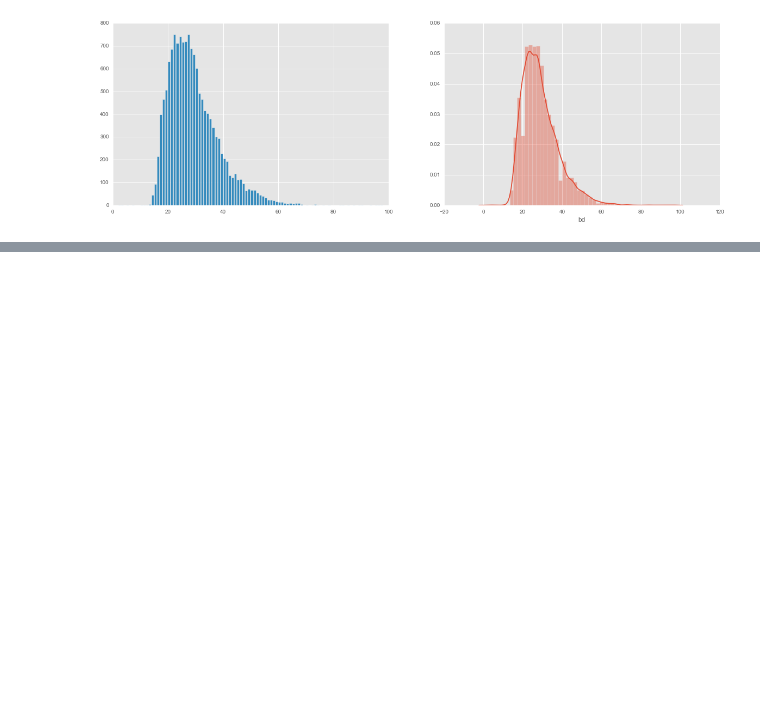
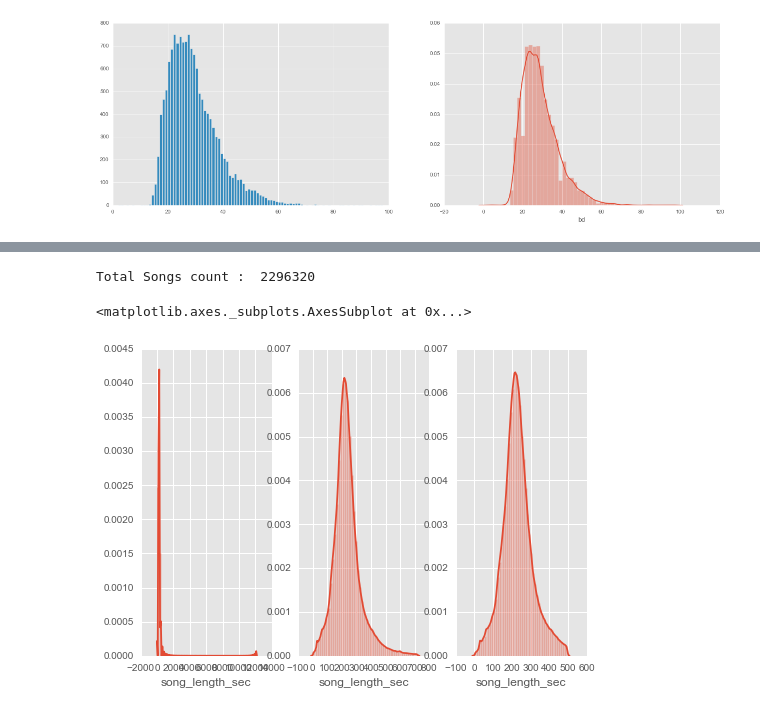
Before and after one commit to yennanliu/KKBox_Music_Recommendation, a Jupyter notebook: notebook/KKBox_Recommend_EDA.ipynb, the cells around one changed output, grey strips where cells are left out. Cells and saved outputs as stored; diff of their text form; code cells hidden in the pictures; blank space fills up the shorter version.

Commit message:
start song data analysis

```diff
--- a/notebook/KKBox_Recommend_EDA.ipynb
+++ b/notebook/KKBox_Recommend_EDA.ipynb
@@ -178,0 +193,3 @@ members.head(3)
+# %%
+# load data
+songs = pd.read_csv('/Users/yennanliu/KKBox_Music_Recommendation/data/songs.csv')
@@ -178,0 +211,25 @@ members.head(3)
+# %%
+#songs.song_id.drop_duplicates
+print ('Total Songs count : ', len(songs))
+# %% [output]
+Total Songs count :  2296320
+# %%
+# song lenth
+
+songs['song_length_sec'] = songs.song_length.map(lambda x : x*(0.001))
+# %%
+# Plotting multiple different plots in one figure using Seaborn
+# https://stackoverflow.com/questions/38082602/plotting-multiple-different-plots-in-one-figure-using-seaborn
+
+fig, axs = plt.subplots(ncols=3)
+
+sns.distplot(songs.song_length_sec, ax=axs[0])
+sns.distplot(songs[songs.song_length_sec < songs.song_length_sec.quantile(.99)].song_length_sec, ax=axs[1])
+sns.distplot(songs[songs.song_length_sec < songs.song_length_sec.quantile(.97)].song_length_sec, ax=axs[2])
+
+#ax[0].set_xlabel( 'song length (all data)', fontsize=18)
+#ax[1].set_xlabel( 'song length (data song length  < top 99%)', fontsize=18)
+#ax[2].set_xlabel( 'song length (data song length  < top 97%)', fontsize=18)
+# %% [output]
+<matplotlib.axes._subplots.AxesSubplot at 0x...>
+[figure, added]
```
Also changed, not shown: parts of 13 cells of this notebook.
